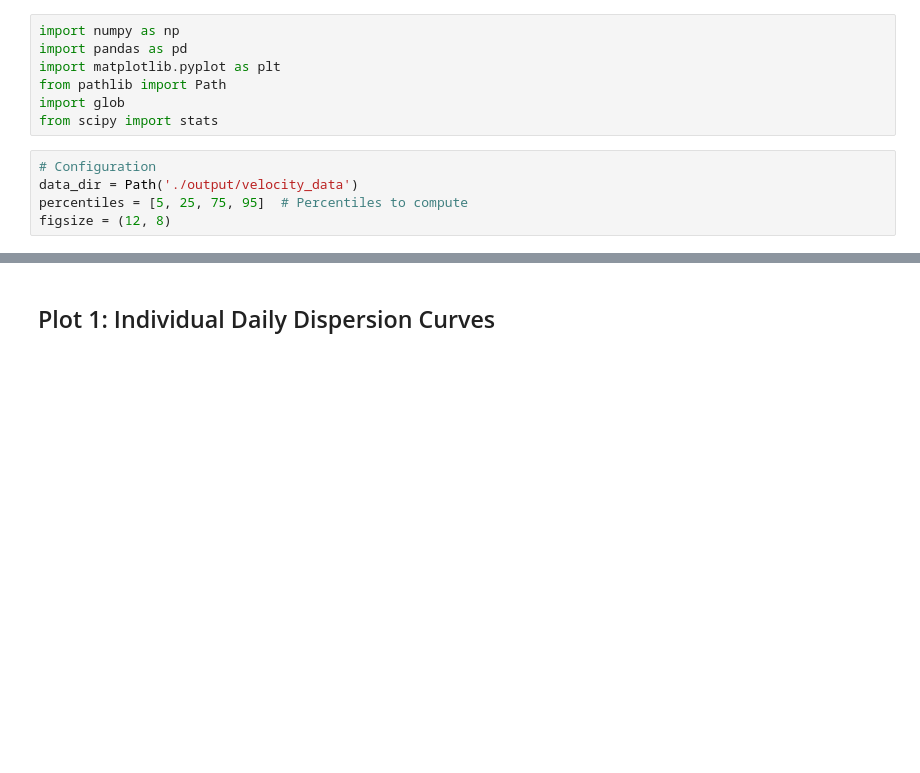
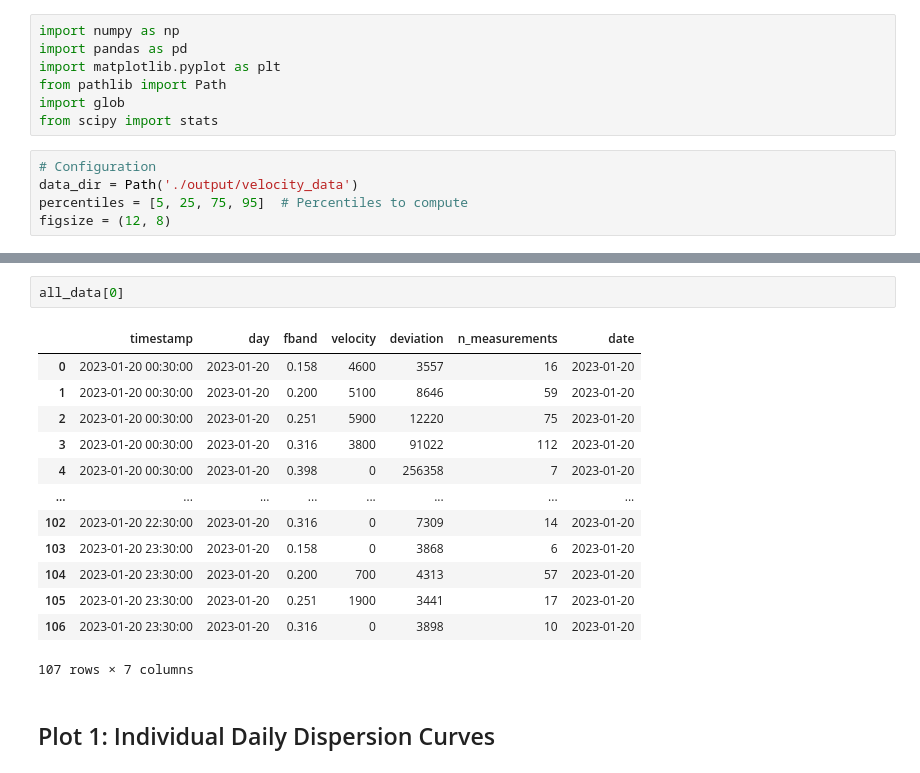
Before and after one commit to andbrocode/SixDegreesOfFreedom, a Jupyter notebook: examples/workflows/compute_vel/DEV_plot_dispersion_curves.ipynb, the cells around one changed output, grey strips where cells are left out. Cells and saved outputs as stored; diff of their text form; blank space fills up the shorter version.

```diff
--- a/examples/workflows/compute_vel/DEV_plot_dispersion_curves.ipynb
+++ b/examples/workflows/compute_vel/DEV_plot_dispersion_curves.ipynb
@@ -72,3 +115,19 @@ Statistics computed for 11 frequency bands
+# %%
+all_data[0]
+# %% [output]
+|  | timestamp | day | fband | velocity | deviation | n_measurements | date |
+| 0 | 2023-01-20 00:30:00 | 2023-01-20 | 0.158 | 4600 | 3557 | 16 | 2023-01-20 |
+| 1 | 2023-01-20 00:30:00 | 2023-01-20 | 0.200 | 5100 | 8646 | 59 | 2023-01-20 |
+| 2 | 2023-01-20 00:30:00 | 2023-01-20 | 0.251 | 5900 | 12220 | 75 | 2023-01-20 |
+| 3 | 2023-01-20 00:30:00 | 2023-01-20 | 0.316 | 3800 | 91022 | 112 | 2023-01-20 |
+| 4 | 2023-01-20 00:30:00 | 2023-01-20 | 0.398 | 0 | 256358 | 7 | 2023-01-20 |
+| ... | ... | ... | ... | ... | ... | ... | ... |
+| 102 | 2023-01-20 22:30:00 | 2023-01-20 | 0.316 | 0 | 7309 | 14 | 2023-01-20 |
+| 103 | 2023-01-20 23:30:00 | 2023-01-20 | 0.158 | 0 | 3868 | 6 | 2023-01-20 |
+| 104 | 2023-01-20 23:30:00 | 2023-01-20 | 0.200 | 700 | 4313 | 57 | 2023-01-20 |
+| 105 | 2023-01-20 23:30:00 | 2023-01-20 | 0.251 | 1900 | 3441 | 17 | 2023-01-20 |
+| 106 | 2023-01-20 23:30:00 | 2023-01-20 | 0.316 | 0 | 3898 | 10 | 2023-01-20 |
+107 rows × 7 columns
 # %% [markdown]
 ## Plot 1: Individual Daily Dispersion Curves
 # %%
```
Also changed, not shown: parts of 6 cells of this notebook, 6 other files.
